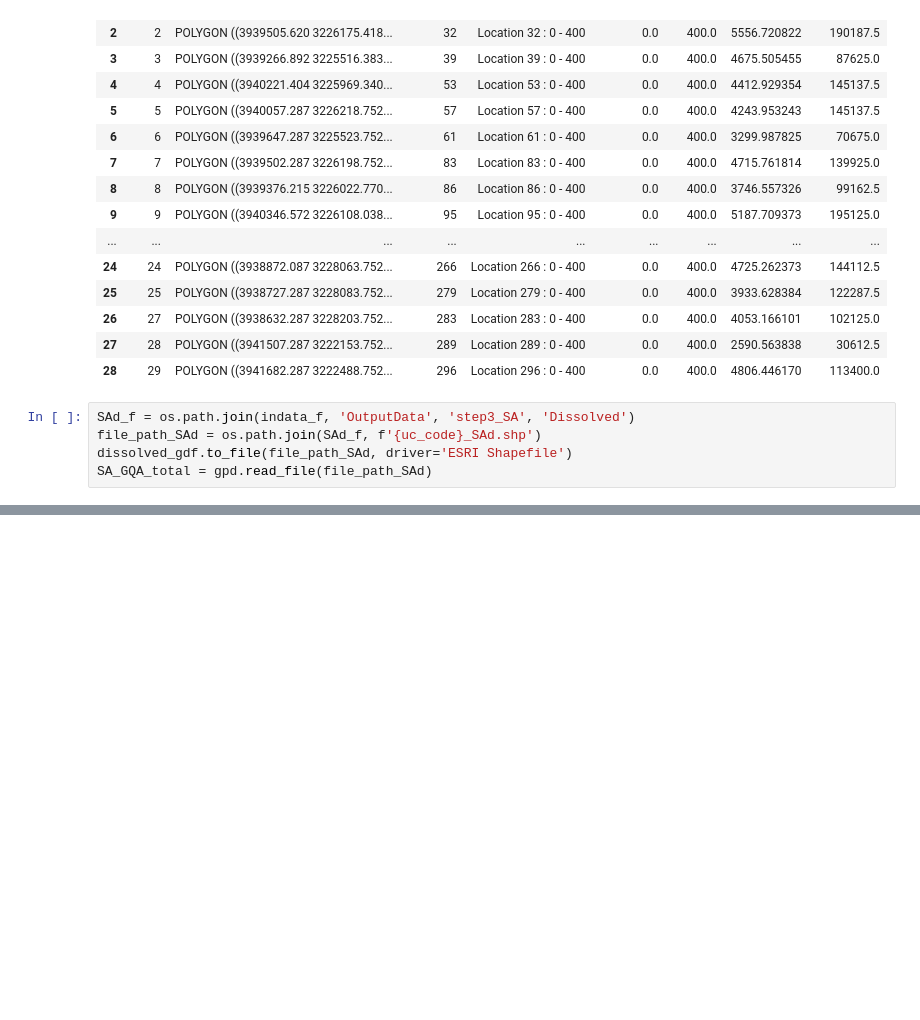
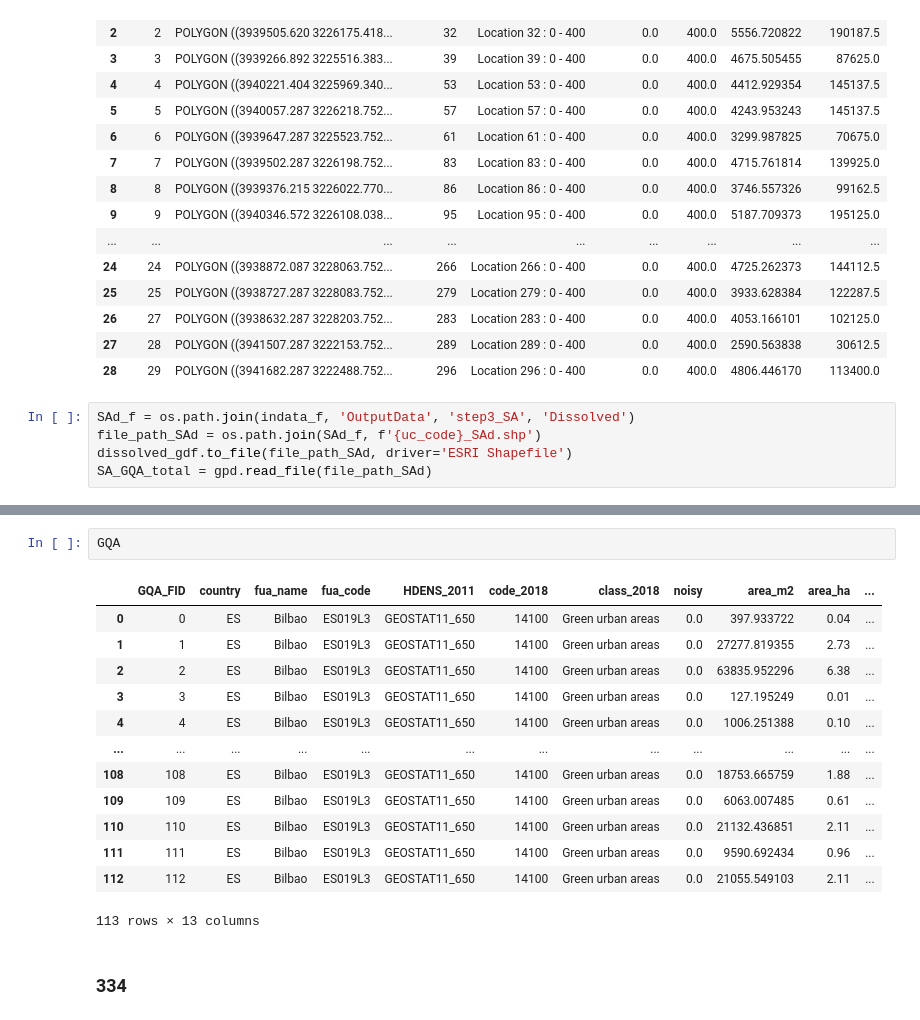
Before and after one commit to ubachr/GQA, a Jupyter notebook: dev/00_clean_GQA_and_SA_for_Pop.ipynb, the cells around one changed output, grey strips where cells are left out. Drawn from its saved outputs; the diff is of its cells as text; blank space fills up the shorter version.

```diff
--- a/dev/00_clean_GQA_and_SA_for_Pop.ipynb
+++ b/dev/00_clean_GQA_and_SA_for_Pop.ipynb
@@ -117,0 +204,18 @@ SA_GQA_total = gpd.read_file(file_path_SAd)
+# %%
+GQA
+# %% [output]
+|  | GQA_FID | country | fua_name | fua_code | HDENS_2011 | code_2018 | class_2018 | noisy | area_m2 | area_ha | ... |
+| 0 | 0 | ES | Bilbao | ES019L3 | GEOSTAT11_650 | 14100 | Green urban areas | 0.0 | 397.933722 | 0.04 | ... |
+| 1 | 1 | ES | Bilbao | ES019L3 | GEOSTAT11_650 | 14100 | Green urban areas | 0.0 | 27277.819355 | 2.73 | ... |
+| 2 | 2 | ES | Bilbao | ES019L3 | GEOSTAT11_650 | 14100 | Green urban areas | 0.0 | 63835.952296 | 6.38 | ... |
+| 3 | 3 | ES | Bilbao | ES019L3 | GEOSTAT11_650 | 14100 | Green urban areas | 0.0 | 127.195249 | 0.01 | ... |
+| 4 | 4 | ES | Bilbao | ES019L3 | GEOSTAT11_650 | 14100 | Green urban areas | 0.0 | 1006.251388 | 0.10 | ... |
+| ... | ... | ... | ... | ... | ... | ... | ... | ... | ... | ... | ... |
+| 108 | 108 | ES | Bilbao | ES019L3 | GEOSTAT11_650 | 14100 | Green urban areas | 0.0 | 18753.665759 | 1.88 | ... |
+| 109 | 109 | ES | Bilbao | ES019L3 | GEOSTAT11_650 | 14100 | Green urban areas | 0.0 | 6063.007485 | 0.61 | ... |
+| 110 | 110 | ES | Bilbao | ES019L3 | GEOSTAT11_650 | 14100 | Green urban areas | 0.0 | 21132.436851 | 2.11 | ... |
+| 111 | 111 | ES | Bilbao | ES019L3 | GEOSTAT11_650 | 14100 | Green urban areas | 0.0 | 9590.692434 | 0.96 | ... |
+| 112 | 112 | ES | Bilbao | ES019L3 | GEOSTAT11_650 | 14100 | Green urban areas | 0.0 | 21055.549103 | 2.11 | ... |
+113 rows × 13 columns
+# %% [markdown]
+### 334
```
Also changed, not shown: parts of 15 cells of this notebook.
